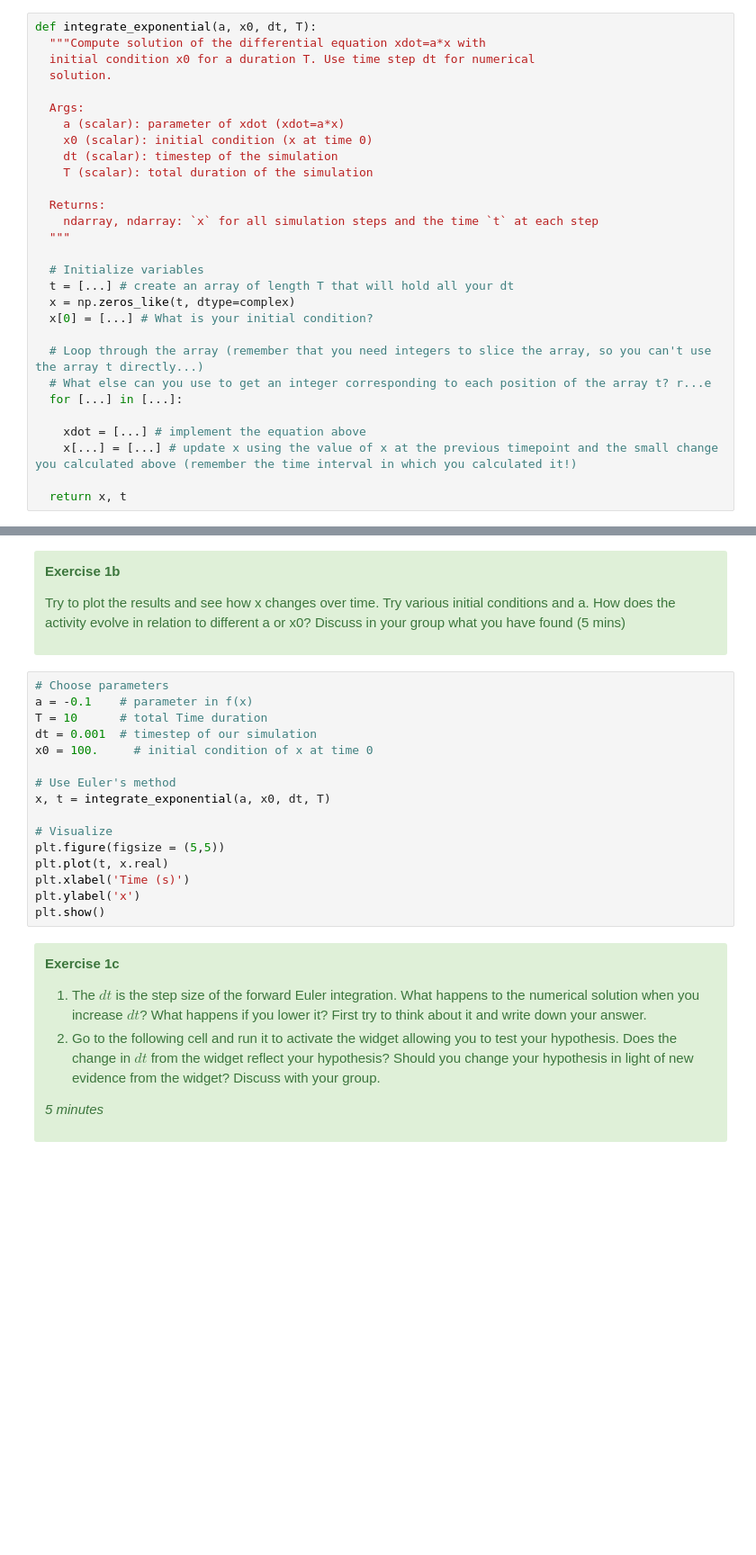
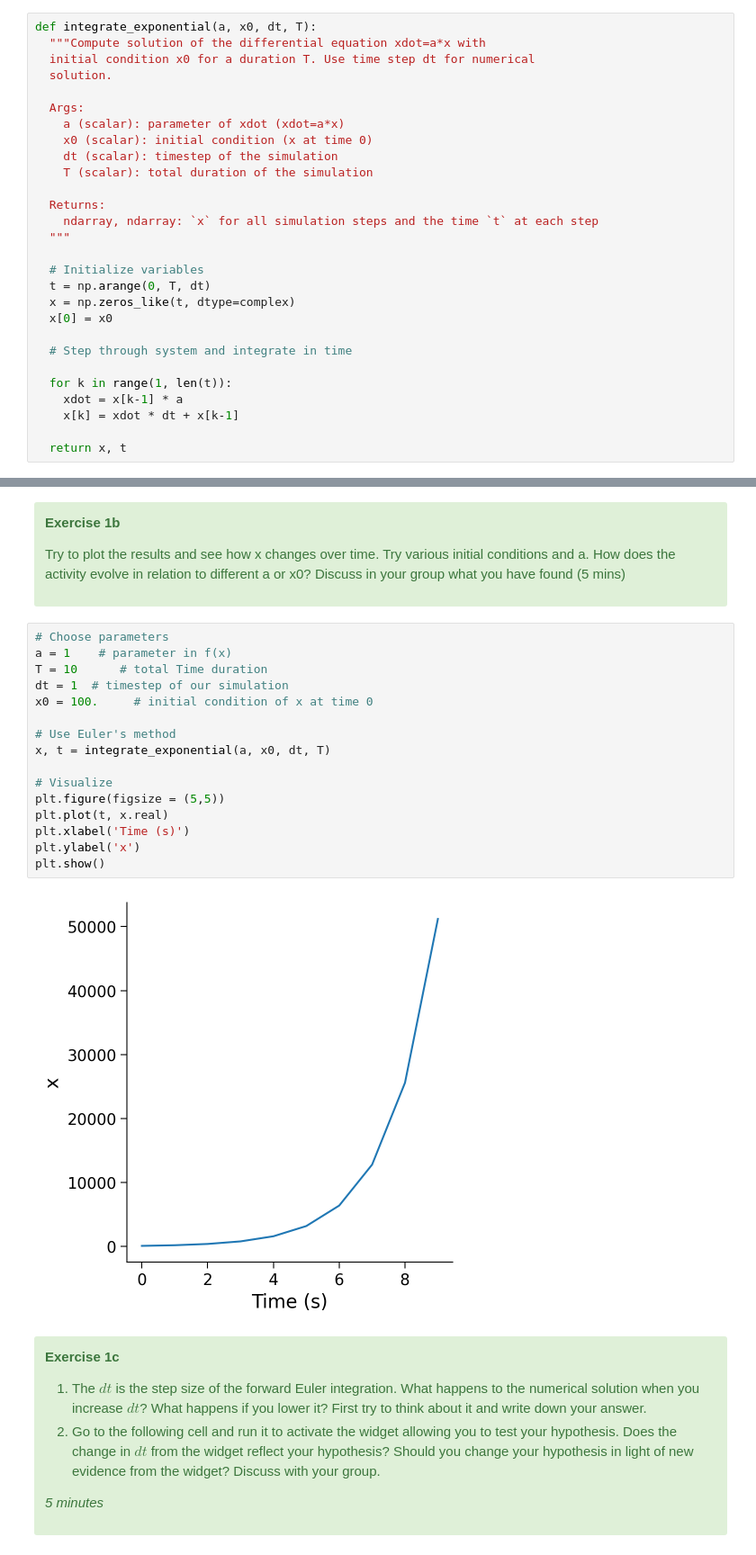
Before and after one commit to samuel-joh/workshop2025, a Jupyter notebook: 02_single_node_dynamics.ipynb, the cells around one changed output, grey strips where cells are left out. Shown: that part at 90% size. Drawn from its saved outputs; the diff is of its cells as text; blank space fills up the shorter version.

```diff
--- a/02_single_node_dynamics.ipynb
+++ b/02_single_node_dynamics.ipynb
@@ -260,16 +267,15 @@ def integrate_exponential(a, x0, dt, T):
   """
 
   # Initialize variables
-  t = [...] # create an array of length T that will hold all your dt
+  t = np.arange(0, T, dt)
   x = np.zeros_like(t, dtype=complex)
-  x[0] = [...] # What is your initial condition?
+  x[0] = x0
 
-  # Loop through the array (remember that you need integers to slice the array, so you can't use the array t directly...)
-  # What else can you use to get an integer corresponding to each position of the array t? r...e
-  for [...] in [...]:
+  # Step through system and integrate in time
 
-    xdot = [...] # implement the equation above
-    x[...] = [...] # update x using the value of x at the previous timepoint and the small change you calculated above (remember the time interval in which you calculated it!)
+  for k in range(1, len(t)):
+    xdot = x[k-1] * a
+    x[k] = xdot * dt + x[k-1]
 
   return x, t
 # %%
@@ -327,20 +333,22 @@ def integrate_exponential(a, x0, dt, T):
 Try to plot the results and see how x changes over time. Try various initial conditions and a. How does the activity evolve in relation to different a or x0? Discuss in your group what you have found (5 mins)
 # %%
 # Choose parameters
-a = -0.1    # parameter in f(x)
+a = 1    # parameter in f(x)
 T = 10      # total Time duration
-dt = 0.001  # timestep of our simulation
+dt = 1  # timestep of our simulation
 x0 = 100.     # initial condition of x at time 0
 
 # Use Euler's method
 x, t = integrate_exponential(a, x0, dt, T)
 
 # Visualize
 plt.figure(figsize = (5,5))
 plt.plot(t, x.real)
 plt.xlabel('Time (s)')
 plt.ylabel('x')
 plt.show()
+# %% [output]
+[figure, added]
 # %% [markdown]
 <div class="alert alert-block alert-success">
 <b>Exercise 1c </b><p>
```
Also changed, not shown: parts of 3 cells of this notebook.
